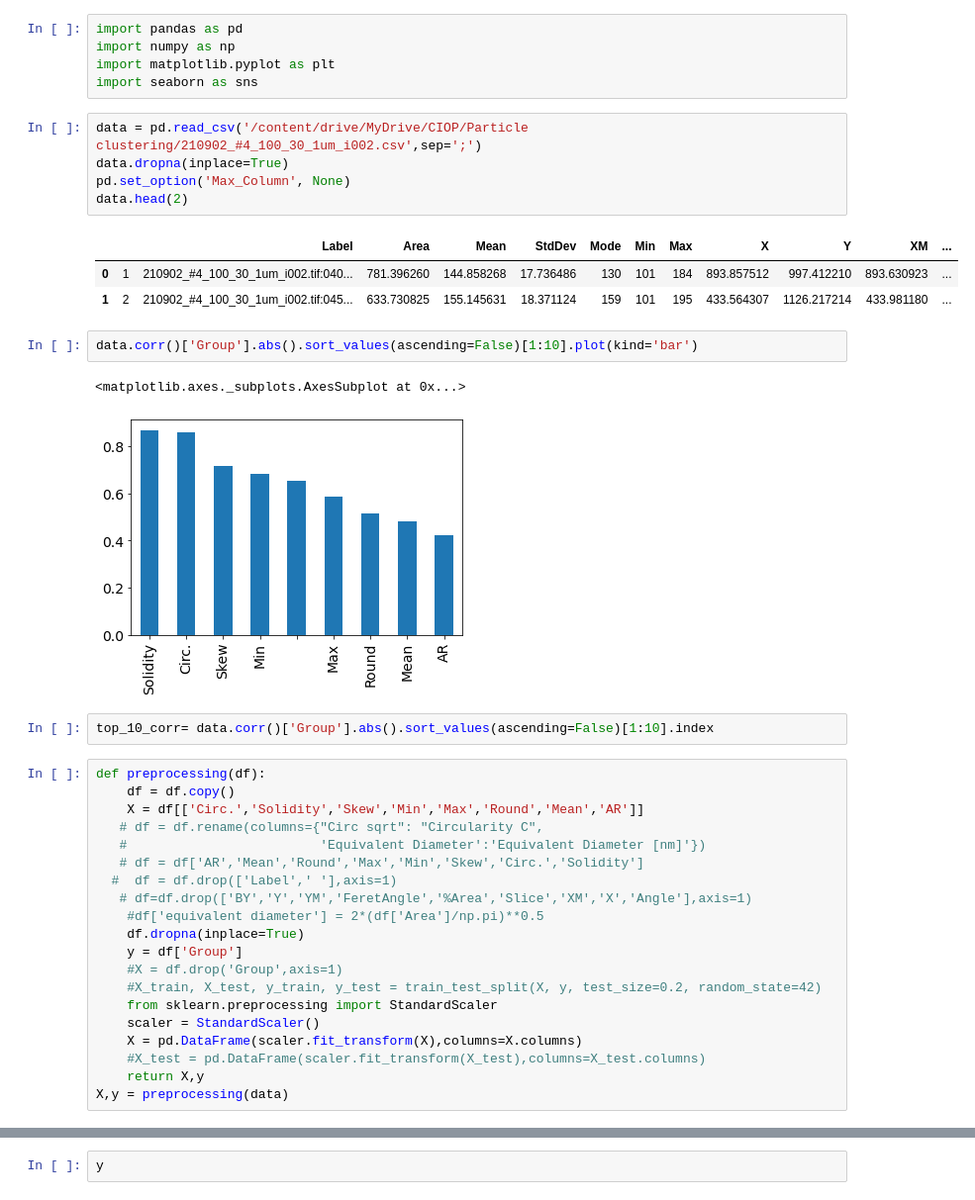
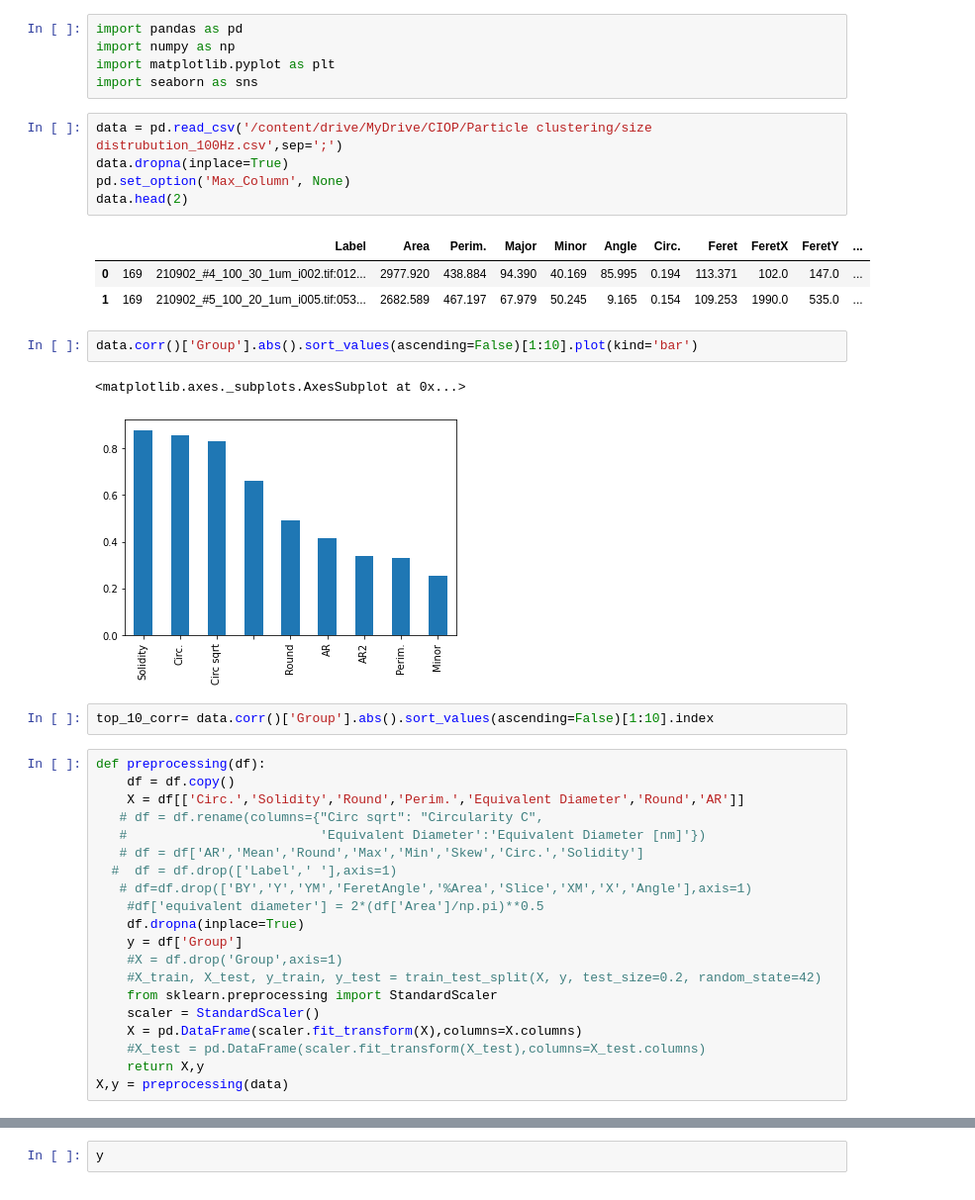
Before and after one commit to kozz84/particle_analysis, a Jupyter notebook: Size_distribution_100Hz_SpectralClustering.ipynb, the cells around one changed output, grey strips where cells are left out. Shown at 99% size. Cells and saved outputs as stored; diff of their text form.

```diff
--- a/Size_distribution_100Hz_SpectralClustering.ipynb
+++ b/Size_distribution_100Hz_SpectralClustering.ipynb
@@ -6,25 +6,25 @@ import numpy as np
 import matplotlib.pyplot as plt
 import seaborn as sns
 # %%
-data = pd.read_csv('/content/drive/MyDrive/CIOP/Particle clustering/210902_#4_100_30_1um_i002.csv',sep=';')
+data = pd.read_csv('/content/drive/MyDrive/CIOP/Particle clustering/size distrubution_100Hz.csv',sep=';')
 data.dropna(inplace=True)
 pd.set_option('Max_Column', None)
 data.head(2)
 # %% [output]
-|  |  | Label | Area | Mean | StdDev | Mode | Min | Max | X | Y | XM | ... |
-| 0 | 1 | 210902_#4_100_30_1um_i002.tif:040... | 781.396260 | 144.858268 | 17.736486 | 130 | 101 | 184 | 893.857512 | 997.412210 | 893.630923 | ... |
-| 1 | 2 | 210902_#4_100_30_1um_i002.tif:045... | 633.730825 | 155.145631 | 18.371124 | 159 | 101 | 195 | 433.564307 | 1126.217214 | 433.981180 | ... |
+|  |  | Label | Area | Perim. | Major | Minor | Angle | Circ. | Feret | FeretX | FeretY | ... |
+| 0 | 169 | 210902_#4_100_30_1um_i002.tif:012... | 2977.920 | 438.884 | 94.390 | 40.169 | 85.995 | 0.194 | 113.371 | 102.0 | 147.0 | ... |
+| 1 | 169 | 210902_#5_100_20_1um_i005.tif:053... | 2682.589 | 467.197 | 67.979 | 50.245 | 9.165 | 0.154 | 109.253 | 1990.0 | 535.0 | ... |
 # %%
 data.corr()['Group'].abs().sort_values(ascending=False)[1:10].plot(kind='bar')
 # %% [output]
 <matplotlib.axes._subplots.AxesSubplot at 0x...>
-[figure, old version]
+[figure, new version]
 # %%
 top_10_corr= data.corr()['Group'].abs().sort_values(ascending=False)[1:10].index
 # %%
 def preprocessing(df):
     df = df.copy()
-    X = df[['Circ.','Solidity','Skew','Min','Max','Round','Mean','AR']]
+    X = df[['Circ.','Solidity','Round','Perim.','Equivalent Diameter','Round','AR']]
    # df = df.rename(columns={"Circ sqrt": "Circularity C",
    #                         'Equivalent Diameter':'Equivalent Diameter [nm]'})
    # df = df['AR','Mean','Round','Max','Min','Skew','Circ.','Solidity']
```
Also changed, not shown: parts of 8 cells of this notebook.
